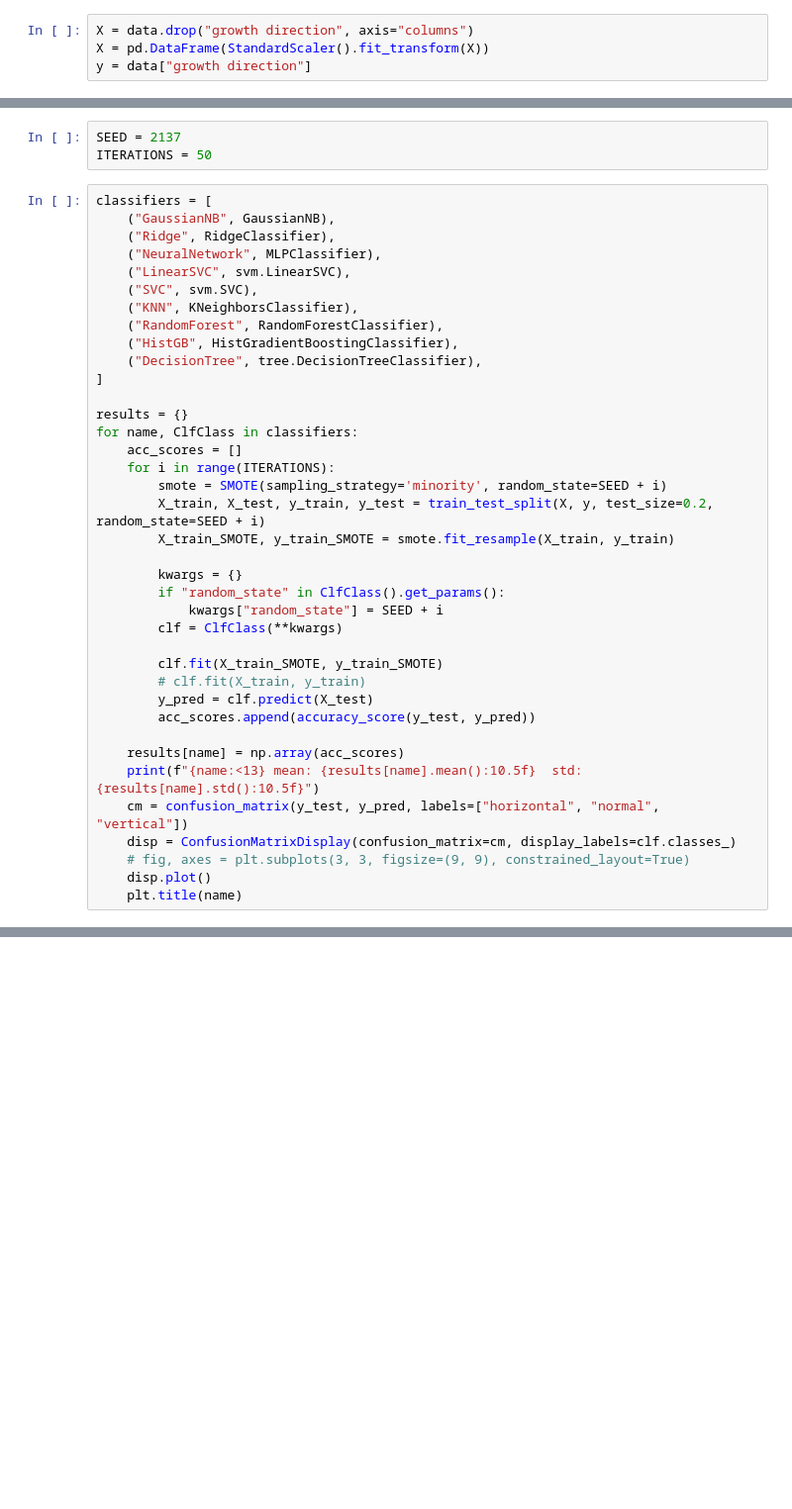
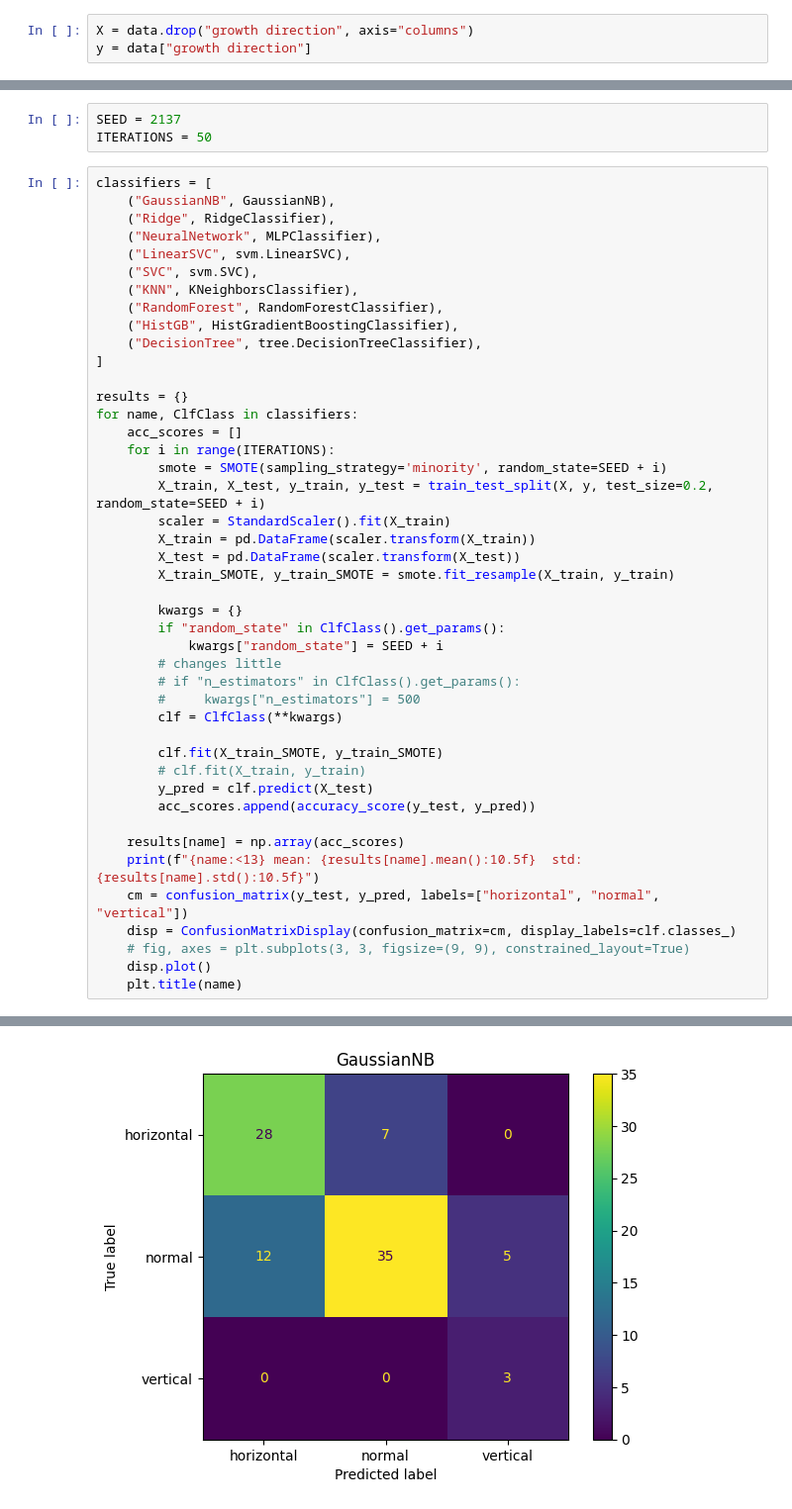
Before and after one commit to kamil7430/wdsi, a Jupyter notebook: classification/main.ipynb, the cells around one changed output, grey strips where cells are left out. Shown at 99% size. Cells and saved outputs as stored; diff of their text form; blank space fills up the shorter version.

Commit message:
Data cleanup

```diff
--- a/classification/main.ipynb
+++ b/classification/main.ipynb
@@ -31,6 +49,5 @@ data.info()
 # %%
 X = data.drop("growth direction", axis="columns")
-X = pd.DataFrame(StandardScaler().fit_transform(X))
 y = data["growth direction"]
 # %%
 # growth_direction_to_numbers = {"horizontal": 1, "normal": 0, "vertical": -1}
@@ -73,11 +94,17 @@ for name, ClfClass in classifiers:
     for i in range(ITERATIONS):
         smote = SMOTE(sampling_strategy='minority', random_state=SEED + i)
         X_train, X_test, y_train, y_test = train_test_split(X, y, test_size=0.2, random_state=SEED + i)
+        scaler = StandardScaler().fit(X_train)
+        X_train = pd.DataFrame(scaler.transform(X_train))
+        X_test = pd.DataFrame(scaler.transform(X_test))
         X_train_SMOTE, y_train_SMOTE = smote.fit_resample(X_train, y_train)
 
         kwargs = {}
         if "random_state" in ClfClass().get_params():
             kwargs["random_state"] = SEED + i
+        # changes little
+        # if "n_estimators" in ClfClass().get_params():
+        #     kwargs["n_estimators"] = 500
         clf = ClfClass(**kwargs)
 
         clf.fit(X_train_SMOTE, y_train_SMOTE)
@@ -92,3 +119,4 @@ for name, ClfClass in classifiers:
     # fig, axes = plt.subplots(3, 3, figsize=(9, 9), constrained_layout=True)
     disp.plot()
     plt.title(name)
+# %% [output]
@@ -94,0 +132 @@ for name, ClfClass in classifiers:
+[figure, added]
```
Also changed, not shown: parts of 3 cells of this notebook, 1 other file.
